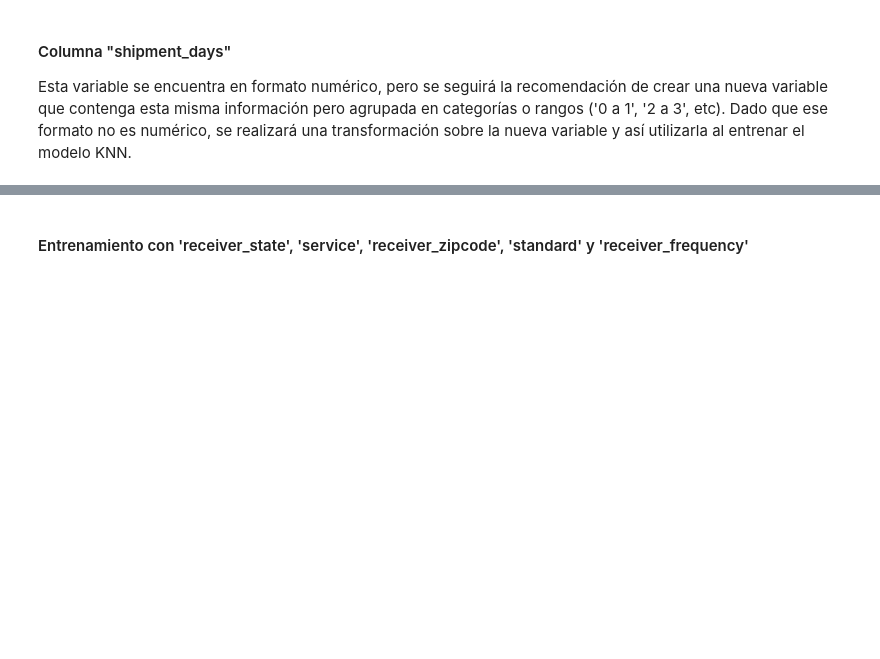
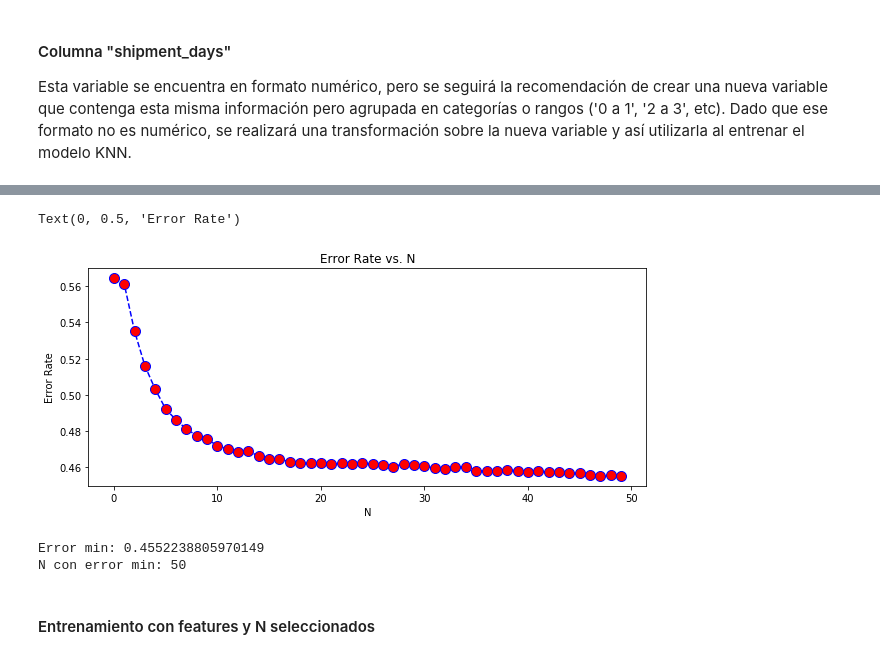
Before and after one commit to NSalina/diplodatos_2019, a Jupyter notebook: mentoria_envios/Practico2_AyC_Mentoria_cuando_llega.ipynb, the cells around one changed output, grey strips where cells are left out. Drawn from its saved outputs; the diff is of its cells as text; code cells hidden in the pictures; blank space fills up the shorter version.

```diff
--- a/mentoria_envios/Practico2_AyC_Mentoria_cuando_llega.ipynb
+++ b/mentoria_envios/Practico2_AyC_Mentoria_cuando_llega.ipynb
@@ -984,0 +1305,6 @@ print(confusion_matrix(y_test,pred))
+# %%
+min_error_index = error_rate_list.index(min(error_rate_list))
+min_error = error_rate_list[min_error_index]
+print(f"Error min: {min_error}")
+features_min_error = features_list[min_error_index]
+print(f"Feautres con error min: {features_min_error}")
@@ -984,0 +1316,16 @@ print(confusion_matrix(y_test,pred))
+# %%
+# Vector de error rate
+error_rate_list = []
+classif_report_list = []
+conf_matrix_list = []
+n_list = []
+feature_columns = features_min_error
+# Variable a predecir
+target = 'shipment_days_category'
+X_train, X_test, y_train, y_test = preprocess_ds(dataset,feature_columns,target)
+for n in range(1,51):
+    er_pair,cr_pair,cm_pair = train_knn_model(X_train,X_test,y_train,y_test,n,True)
+    error_rate_list.append(er_pair)
+    classif_report_list.append(cr_pair)
+    conf_matrix_list.append(cm_pair)
+    n_list.append(n)
@@ -985,2 +1350,20 @@ print(confusion_matrix(y_test,pred))
+# %%
+plt.figure(figsize=(10,4))
+plt.plot(range(0,len(error_rate_list)), error_rate_list, color='blue', linestyle='dashed', marker='o', markerfacecolor='red', markersize=10)
+plt.title('Error Rate vs. N')
+plt.xlabel('N')
+plt.ylabel('Error Rate')
+# %% [output]
+Text(0, 0.5, 'Error Rate')
+[figure, added]
+# %%
+min_error_index = error_rate_list.index(min(error_rate_list))
+min_error = error_rate_list[min_error_index]
+print(f"Error min: {min_error}")
+n_min_error = n_list[min_error_index]
+print(f"N con error min: {n_min_error}")
+# %% [output]
+Error min: 0.4552238805970149
+N con error min: 50
 # %% [markdown]
-#### Entrenamiento con 'receiver_state', 'service', 'receiver_zipcode', 'standard' y 'receiver_frequency'
+#### Entrenamiento con features y N seleccionados
```
Also changed, not shown: parts of 32 cells of this notebook.
